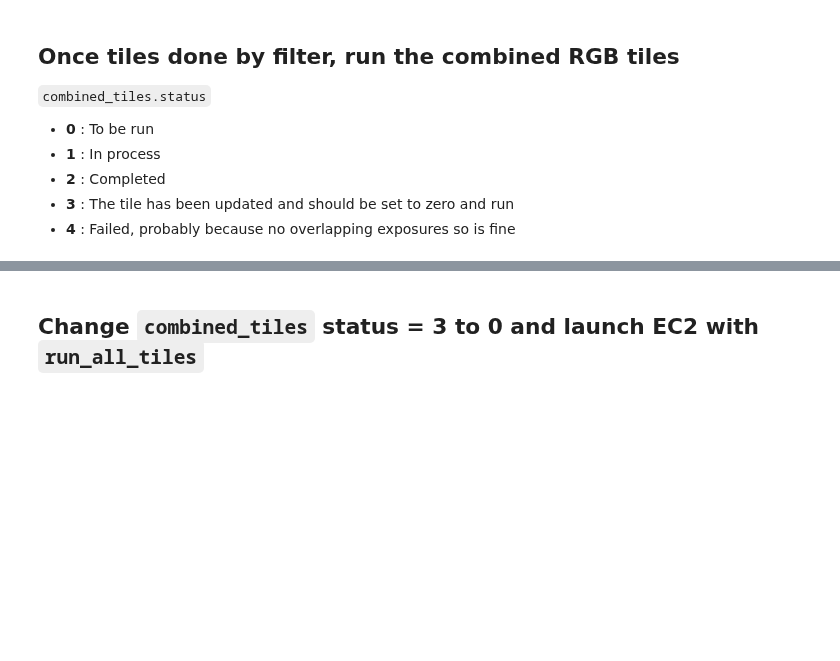
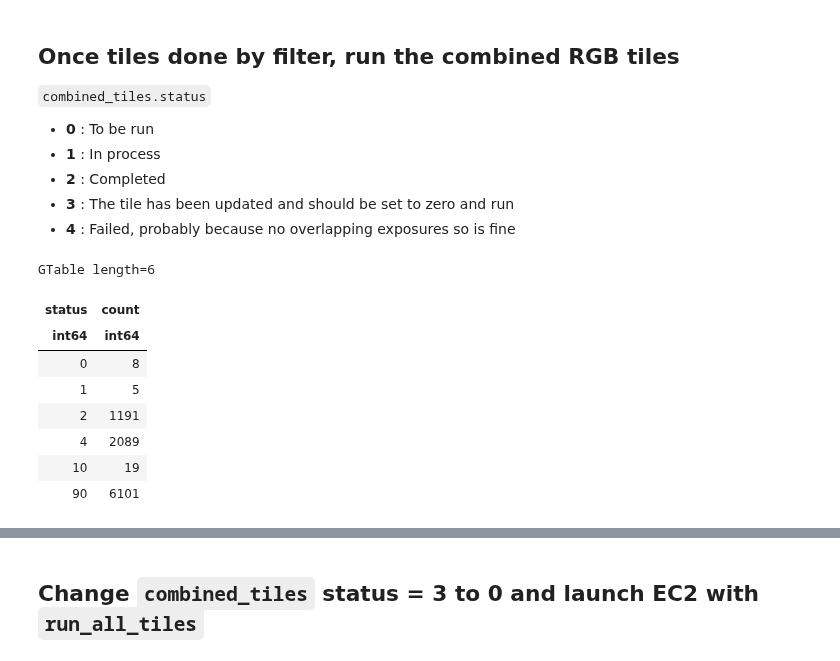
Before and after one commit to gbrammer/panoramic-jwst, a Jupyter notebook: Notebooks/make-map-tiles.ipynb, the cells around one changed output, grey strips where cells are left out. Cells and saved outputs as stored; diff of their text form; code cells hidden in the pictures; blank space fills up the shorter version.

```diff
--- a/Notebooks/make-map-tiles.ipynb
+++ b/Notebooks/make-map-tiles.ipynb
@@ -367,6 +385,19 @@ Don't launch....
 - **2** : Completed
 - **3** : The tile has been updated and should be set to zero and run
 - **4** : Failed, probably because no overlapping exposures so is fine
+# %%
+db.SQL("""select status, count(status) from combined_tiles
+group by status order by status""")
+# %% [output]
+GTable length=6
+| status | count |
+| int64 | int64 |
+| 0 | 8 |
+| 1 | 5 |
+| 2 | 1191 |
+| 4 | 2089 |
+| 10 | 19 |
+| 90 | 6101 |
 # %%
 db.SQL("""select status, count(status) from combined_tiles
 group by status order by status""")
```
Also changed, not shown: parts of 14 cells of this notebook, 2 other files.
